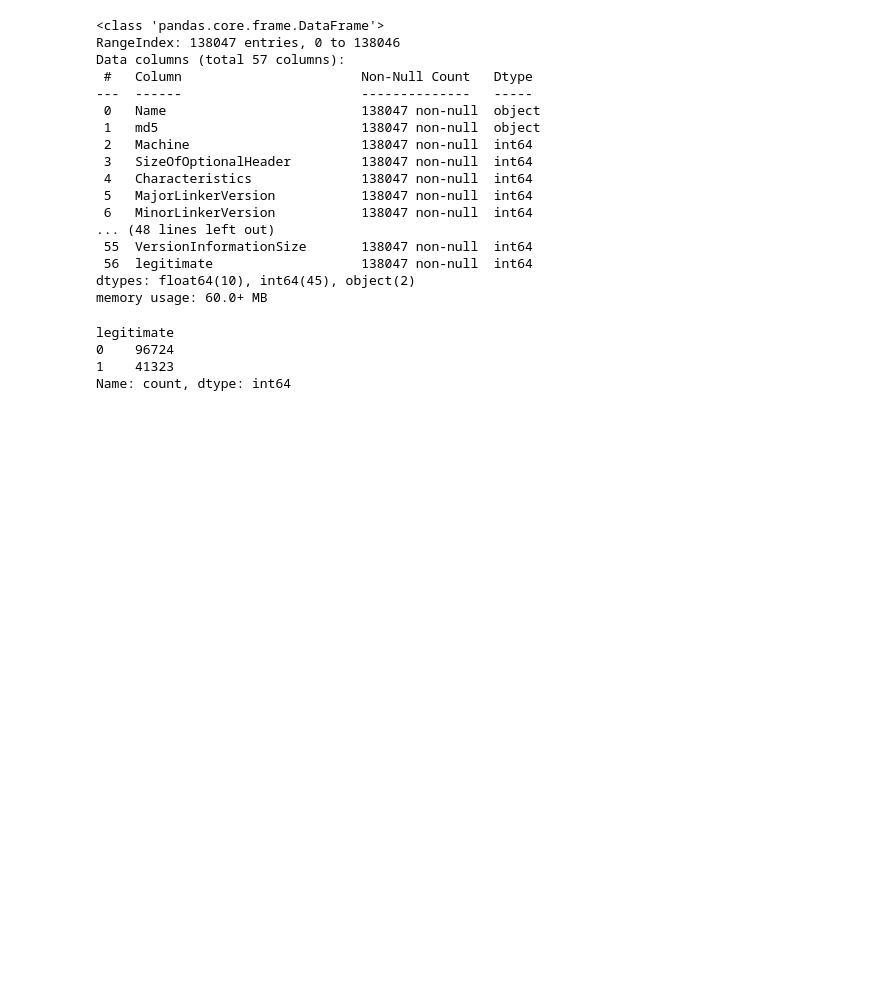
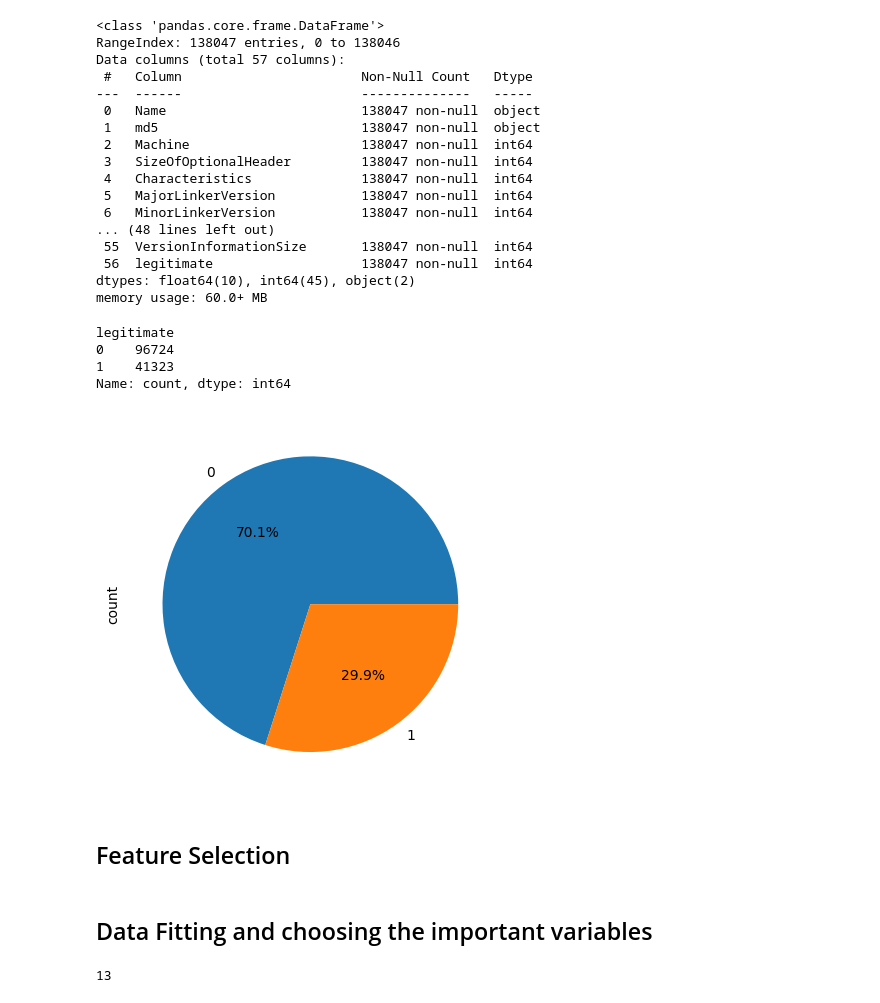
Before and after one commit to hafsakzoun/Machine-Learning, a Jupyter notebook: MalwareSignatureSVM.ipynb, the cells around one changed output. Cells and saved outputs as stored; diff of their text form; code cells hidden in the pictures; blank space fills up the shorter version.

```diff
--- a/MalwareSignatureSVM.ipynb
+++ b/MalwareSignatureSVM.ipynb
@@ -181,5 +202,9 @@ legitimate
 1    41323
 Name: count, dtype: int64
 # %%
-data["legitimate"].value_counts().plot(kind="line",autopct="%1.1f%%")
+data["legitimate"].value_counts().plot(kind="pie",autopct="%1.1f%%")
 plt.show()
+# %% [output]
+[figure, added]
+# %% [markdown]
+<h2>Feature Selection</h2>
@@ -185,0 +218,2 @@ plt.show()
+# %% [markdown]
+<h2>Data Fitting and choosing the important variables</h2>
@@ -185,0 +225,5 @@ plt.show()
+# %%
+#Number of important features
+nbfeatures
+# %% [output]
+13
```
Also changed, not shown: parts of 17 cells of this notebook, 4 other files.
